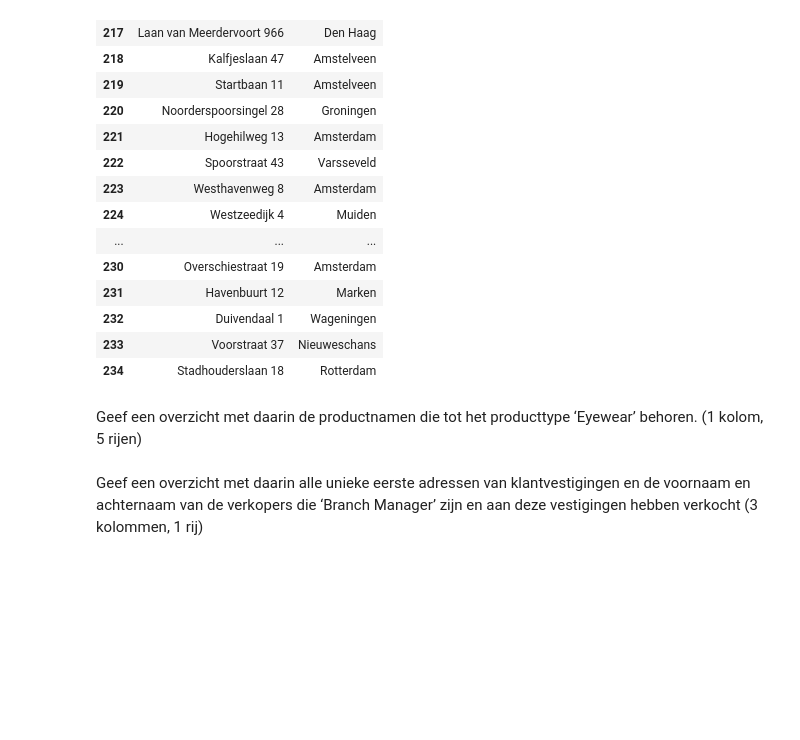
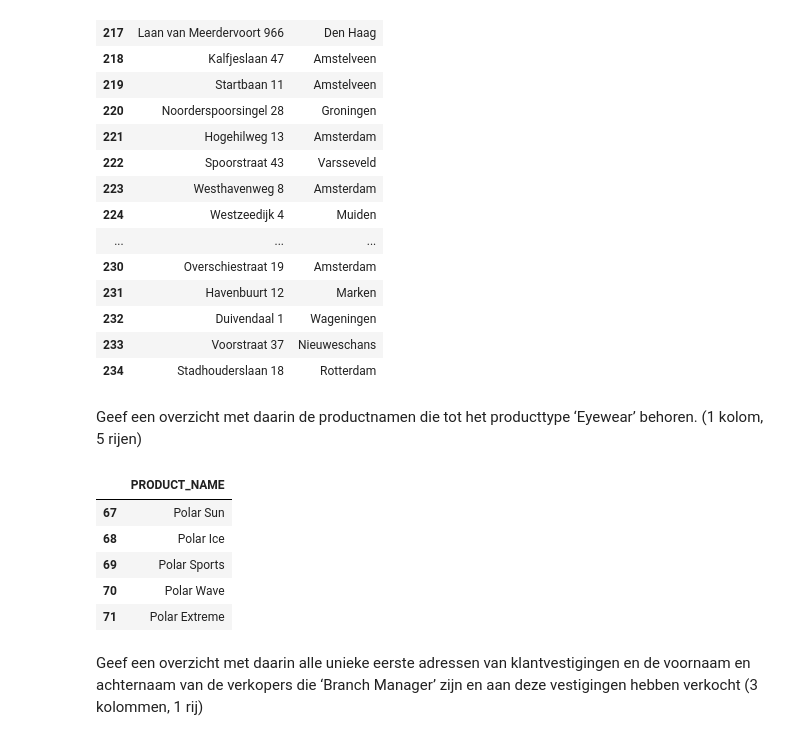
Before and after one commit to RobbertSchwarze/SEM4Robbert, a Jupyter notebook: DEAI - Pythonweek WC Dataselectie met pandas/Opdrachten.ipynb, the cells around one changed output. Drawn from its saved outputs; the diff is of its cells as text; code cells hidden in the pictures; blank space fills up the shorter version.

```diff
--- a/DEAI - Pythonweek WC Dataselectie met pandas/Opdrachten.ipynb
+++ b/DEAI - Pythonweek WC Dataselectie met pandas/Opdrachten.ipynb
@@ -487,6 +487,34 @@ resultaat
 | 234 | Stadhouderslaan 18 | Rotterdam |
 # %% [markdown]
 Geef een overzicht met daarin de productnamen die tot het producttype ‘Eyewear’ behoren. (1 kolom, 5 rijen)
+# %%
+# Tabellen? PRODUCT, PRODUCT_TYPE
+# Kolommen?
+# PRODUCT : PRODUCT_NAME FK: PRODUCT_TYPE_CODE
+# PRODUCT_TYPE: PRODUCT_TYPE_EN PK: PRODUCT_TYPE_CODE
+# Lees de query's
+# Join de twee tabellen.
+# Maak een boolean waar ProductType == 'Eyewear'
+# print tabel uit.
+
+product = pd.read_sql_query(select_all_product, conn)
+
+product_type = pd.read_sql_query(select_all_product_type, conn)
+
+overzicht = pd.merge(product, product_type, left_on = 'PRODUCT_TYPE_CODE', how = 'inner', right_on = 'PRODUCT_TYPE_CODE')
+
+product_type_eyewear = overzicht['PRODUCT_TYPE_EN'] == 'Eyewear'
+
+resultaat = overzicht.loc[product_type_eyewear, ['PRODUCT_NAME']]
+
+resultaat
+# %% [output]
+|  | PRODUCT_NAME |
+| 67 | Polar Sun |
+| 68 | Polar Ice |
+| 69 | Polar Sports |
+| 70 | Polar Wave |
+| 71 | Polar Extreme |
 # %% [markdown]
 Geef een overzicht met daarin alle unieke eerste adressen van klantvestigingen en de voornaam en achternaam van de verkopers die ‘Branch Manager’ zijn en aan deze vestigingen hebben verkocht (3 kolommen, 1 rij)
 # %% [markdown]
```
Also changed, not shown: parts of 1 cell of this notebook.
